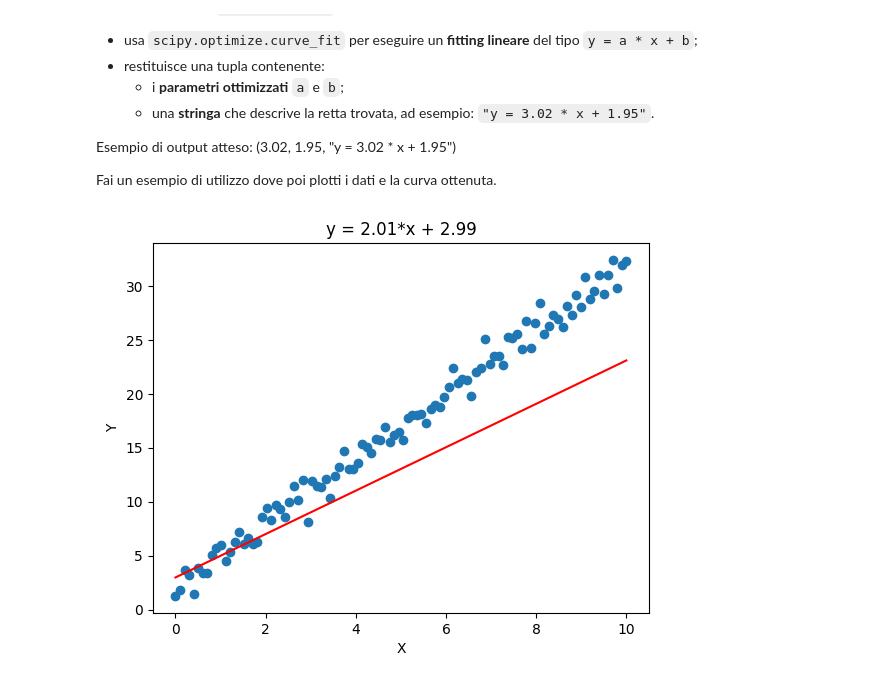
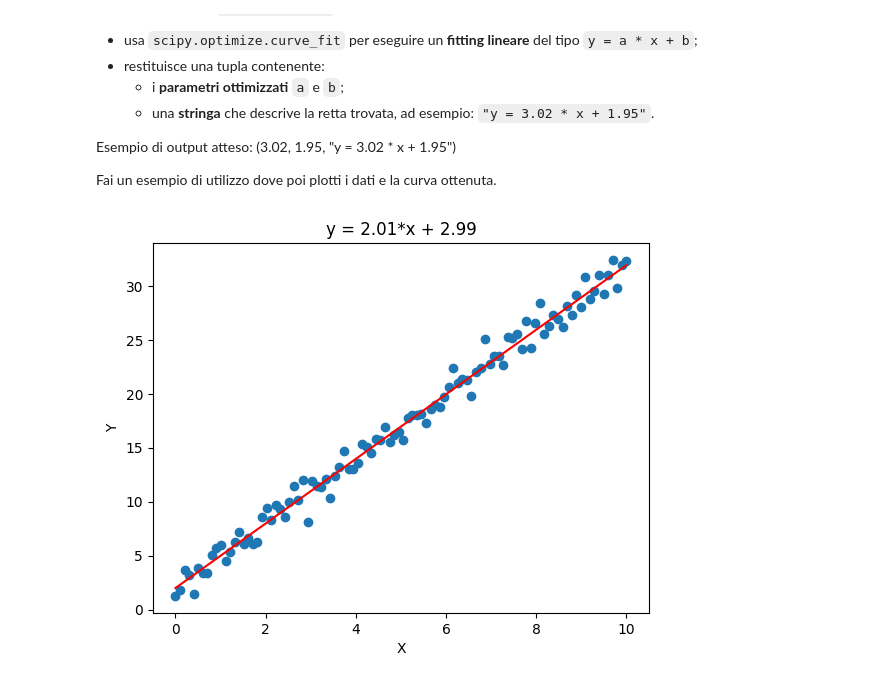
Before and after one commit to Loic166/ProgrammingLab2, a Jupyter notebook: simulazEsame.ipynb, the cells around one changed output. Drawn from its saved outputs; the diff is of its cells as text; code cells hidden in the pictures.

```diff
--- a/simulazEsame.ipynb
+++ b/simulazEsame.ipynb
@@ -341,26 +343,26 @@ Fai un esempio di utilizzo dove poi plotti i dati e la curva ottenuta.
 # %%
 import scipy as sp
 
 x = np.linspace(0, 10, 100)
 y = 3 * x + 2 + np.random.normal(0, 1, 100)
 
 def f(a,b,x):
     return a*x +b
 
 def fit_line(x, y):
     parametri, _= sp.optimize.curve_fit(f, x, y)
     a = round(parametri[0], 2)
     b = round(parametri[1], 2)
 
     return a.item(), b.item(), f"y = {a}*x + {b}"
 
 a, b, _ = fit_line(x,y)
 
 plt.scatter(x, y)
-plt.plot(x, f(a,b,x), color="red")
+plt.plot(x, f(b,a,x), color="red")
 plt.title(f"{_}")
 plt.xlabel("X")
 plt.ylabel("Y")
 plt.show()
 # %% [output]
-[figure, old version]
+[figure, new version]
```
Also changed, not shown: parts of 2 cells of this notebook.
